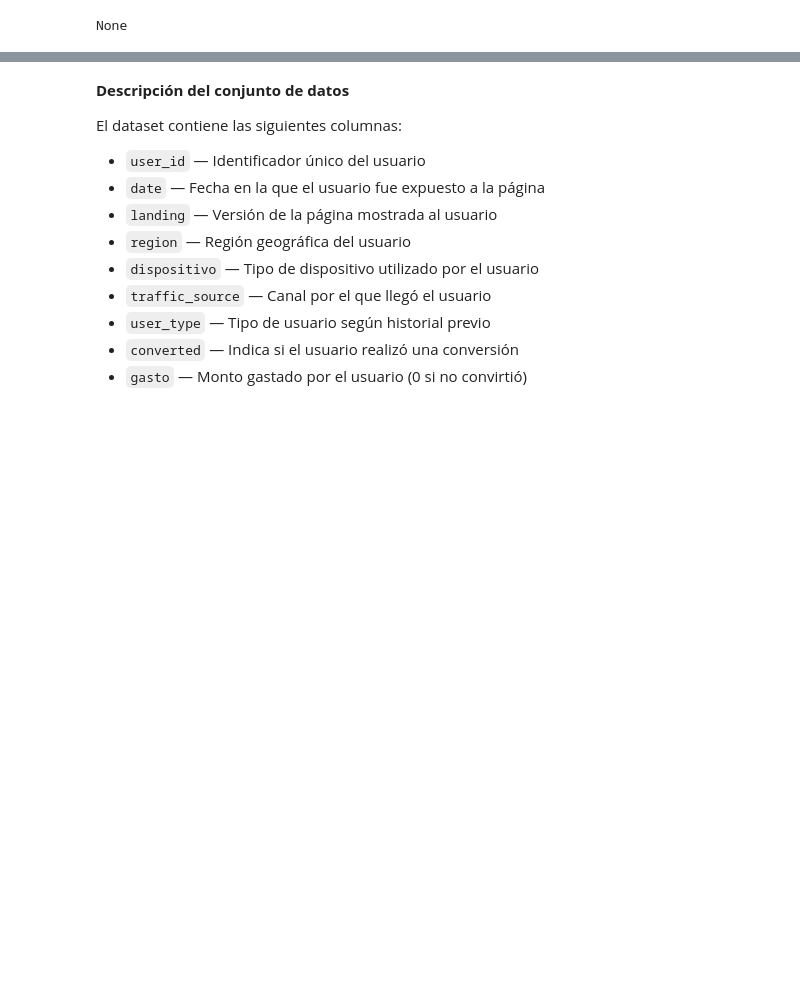
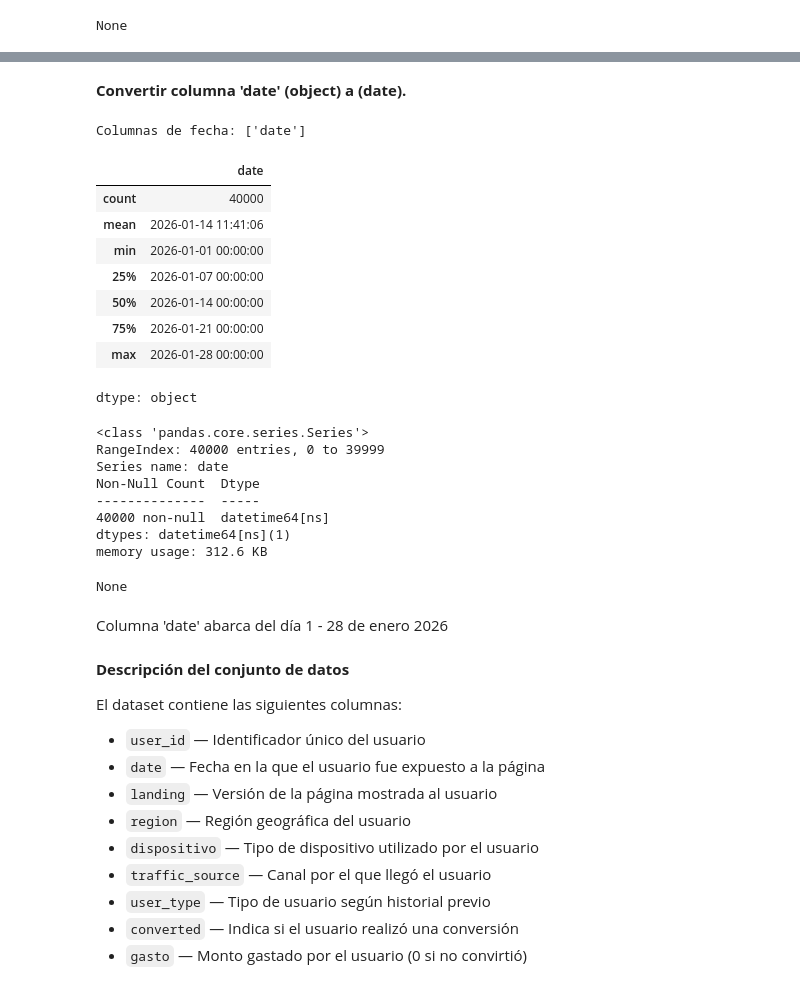
Before and after one commit to FithoGerardo/ab_experiment_landing_page, a Jupyter notebook: notebooks/ab_experiment_landing_page-gerardo_olmedo.ipynb, the cells around one changed output, grey strips where cells are left out. Drawn from its saved outputs; the diff is of its cells as text; code cells hidden in the pictures; blank space fills up the shorter version.

```diff
--- a/notebooks/ab_experiment_landing_page-gerardo_olmedo.ipynb
+++ b/notebooks/ab_experiment_landing_page-gerardo_olmedo.ipynb
@@ -99,3 +186,36 @@ None
+# %% [markdown]
+**Convertir columna 'date' (object) a (date).**
+# %%
+# Convertir 'date' a fecha
+dfc['date'] = pd.to_datetime(dfc['date'], errors='coerce')
+# Confirmando cambios
+print(f"Columnas de fecha: {col_date}")
+for col in col_date:
+  display(dfc[col].describe())
+  print()
+  display(dfc['date'].info())
+# %% [output]
+Columnas de fecha: ['date']
+|  | date |
+| count | 40000 |
+| mean | 2026-01-14 11:41:06 |
+| min | 2026-01-01 00:00:00 |
+| 25% | 2026-01-07 00:00:00 |
+| 50% | 2026-01-14 00:00:00 |
+| 75% | 2026-01-21 00:00:00 |
+| max | 2026-01-28 00:00:00 |
+dtype: object
+<class 'pandas.core.series.Series'>
+RangeIndex: 40000 entries, 0 to 39999
+Series name: date
+Non-Null Count  Dtype
+--------------  -----
+40000 non-null  datetime64[ns]
+dtypes: datetime64[ns](1)
+memory usage: 312.6 KB
+None
+# %% [markdown]
+Columna 'date' abarca del día 1 - 28 de enero 2026
 # %% [markdown]
 **Descripción del conjunto de datos**
 
```
Also changed, not shown: parts of 4 cells of this notebook.
